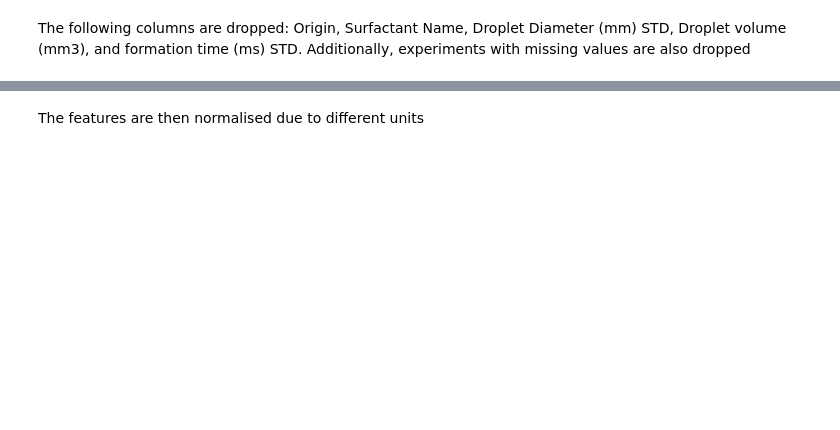
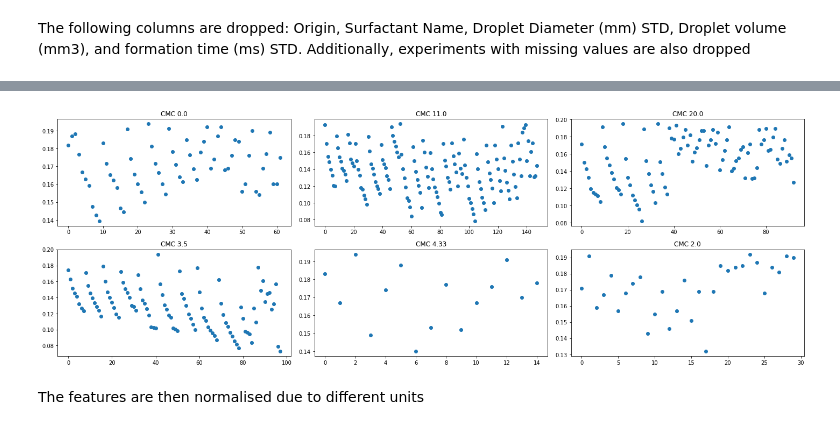
Before and after one commit to c-quilo/premiereDroplets, a Jupyter notebook: preprocessingData.ipynb, the cells around one changed output, grey strips where cells are left out. Saved outputs shown, nothing was run; the diff lists cells and outputs as text; code cells hidden in the pictures; blank space fills up the shorter version.

```diff
--- a/preprocessingData.ipynb
+++ b/preprocessingData.ipynb
@@ -58,3 +199,16 @@ Number of features: 9
+# %%
+CMCcategories = df['CMC, mM'].unique()
+j=1
+fig = plt.figure(figsize=(20,10))
+for i in CMCcategories:
+  plt.subplot(3,3,j)
+  indices = np.where(df['CMC, mM'] == i)[0]
+  plt.scatter(range(indices.shape[0]), df['Droplet diameter, mm'].iloc[indices])
+  j+=1
+  plt.title('CMC ' + str(i))
+plt.tight_layout()
+# %% [output]
+[figure, added]
 # %% [markdown]
 The features are then normalised due to different units
 # %%
```
Also changed, not shown: parts of 22 cells of this notebook.
